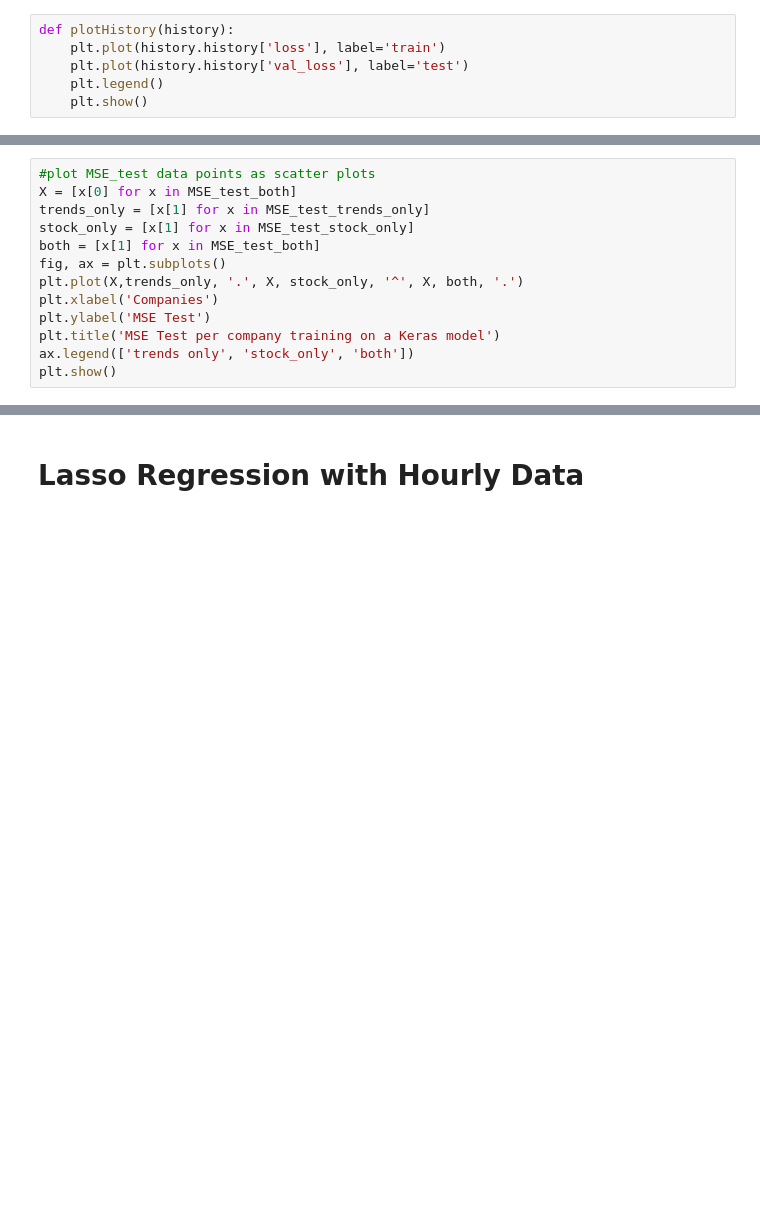
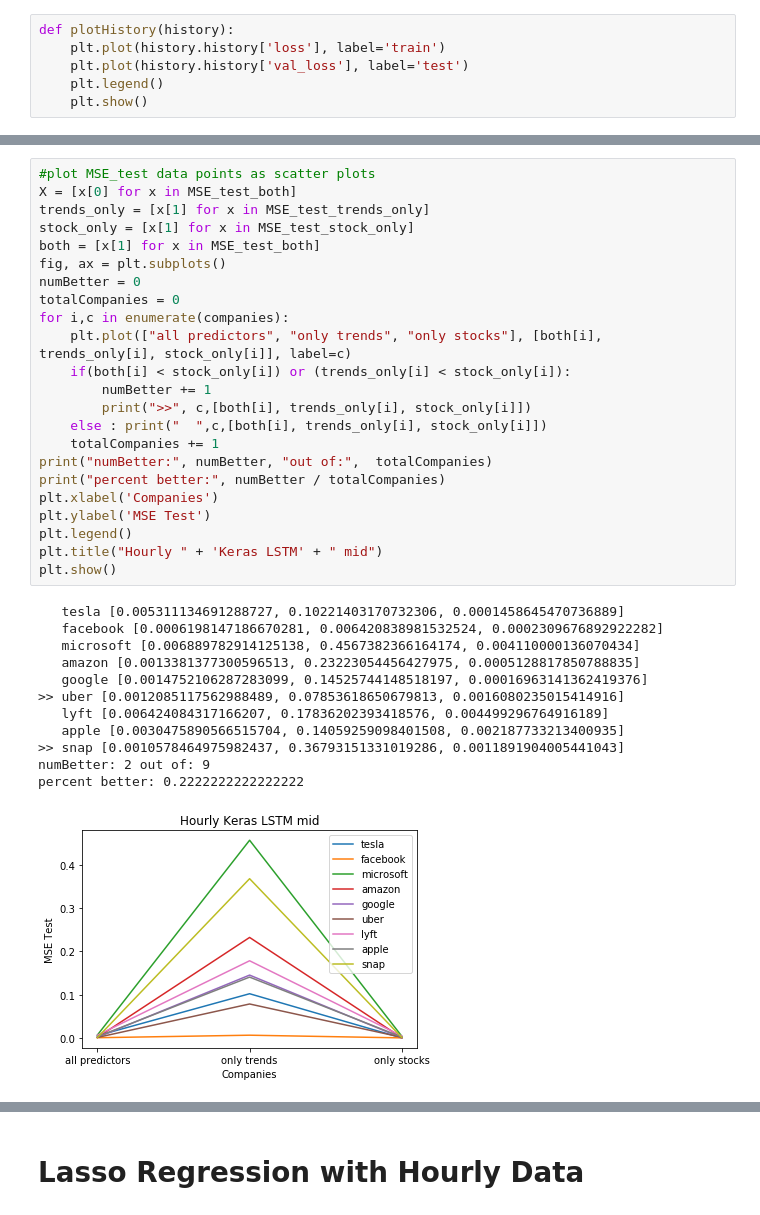
Before and after one commit to edwjchen/StockExploration, a Jupyter notebook: stockbot-hourly-GetMSE-Graphs.ipynb, the cells around one changed output, grey strips where cells are left out. Cells and saved outputs as stored; diff of their text form; blank space fills up the shorter version.

```diff
--- a/stockbot-hourly-GetMSE-Graphs.ipynb
+++ b/stockbot-hourly-GetMSE-Graphs.ipynb
@@ -668,13 +1069,36 @@ plt.show()
 # %%
 #plot MSE_test data points as scatter plots
 X = [x[0] for x in MSE_test_both]
 trends_only = [x[1] for x in MSE_test_trends_only]
 stock_only = [x[1] for x in MSE_test_stock_only]
 both = [x[1] for x in MSE_test_both]
 fig, ax = plt.subplots()
-plt.plot(X,trends_only, '.', X, stock_only, '^', X, both, '.')
+numBetter = 0
+totalCompanies = 0
+for i,c in enumerate(companies):
+    plt.plot(["all predictors", "only trends", "only stocks"], [both[i], trends_only[i], stock_only[i]], label=c)
+    if(both[i] < stock_only[i]) or (trends_only[i] < stock_only[i]):
+        numBetter += 1
+        print(">>", c,[both[i], trends_only[i], stock_only[i]])
+    else : print("  ",c,[both[i], trends_only[i], stock_only[i]])
+    totalCompanies += 1
+print("numBetter:", numBetter, "out of:",  totalCompanies)
+print("percent better:", numBetter / totalCompanies)
 plt.xlabel('Companies')
 plt.ylabel('MSE Test')
-plt.title('MSE Test per company training on a Keras model')
-ax.legend(['trends only', 'stock_only', 'both'])
+plt.legend()
+plt.title("Hourly " + 'Keras LSTM' + " mid")
 plt.show()
+# %% [output]
+   tesla [0.005311134691288727, 0.10221403170732306, 0.0001458645470736889]
+   facebook [0.0006198147186670281, 0.006420838981532524, 0.0002309676892922282]
+   microsoft [0.006889782914125138, 0.4567382366164174, 0.004110000136070434]
+   amazon [0.0013381377300596513, 0.23223054456427975, 0.0005128817850788835]
+   google [0.0014752106287283099, 0.14525744148518197, 0.00016963141362419376]
+>> uber [0.0012085117562988489, 0.07853618650679813, 0.0016080235015414916]
+   lyft [0.006424084317166207, 0.17836202393418576, 0.004499296764916189]
+   apple [0.0030475890566515704, 0.14059259098401508, 0.002187733213400935]
+>> snap [0.0010578464975982437, 0.36793151331019286, 0.0011891904005441043]
+numBetter: 2 out of: 9
+percent better: 0.2222222222222222
+[figure, added]
```
Also changed, not shown: parts of 13 cells of this notebook, 2 other files.
